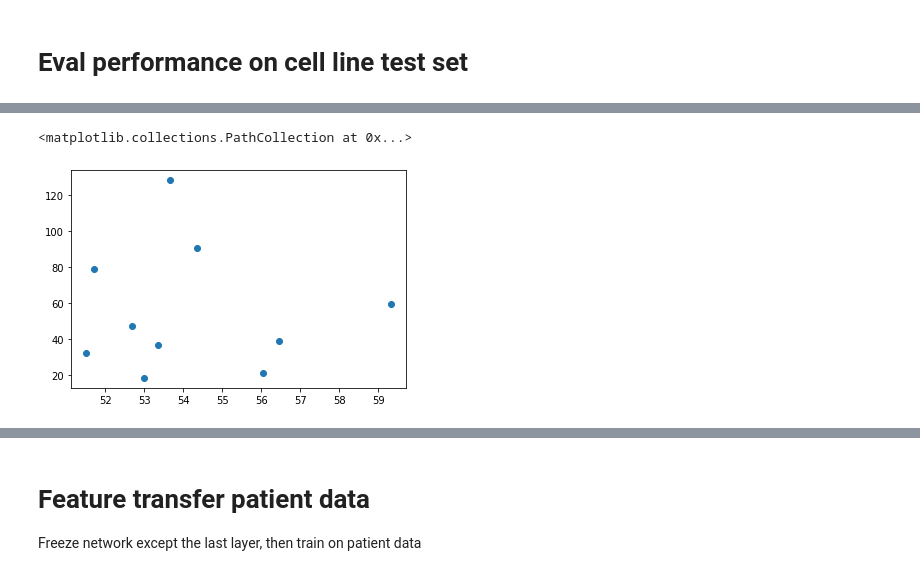
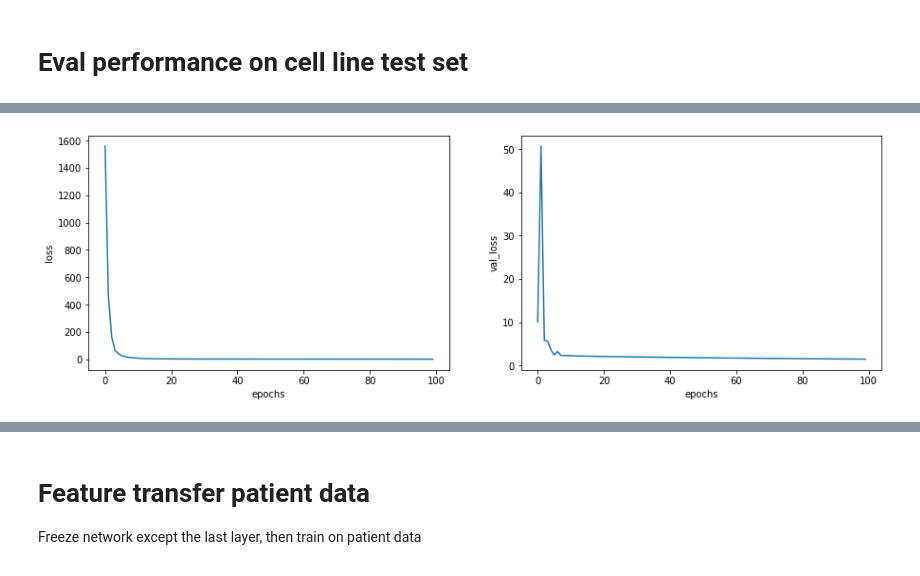
Before and after one commit to nalinimsingh/mm-cell_lines, a Jupyter notebook: feedforwardNN.ipynb, the cells around one changed output, grey strips where cells are left out. Drawn from its saved outputs; the diff is of its cells as text; code cells hidden in the pictures.

```diff
--- a/feedforwardNN.ipynb
+++ b/feedforwardNN.ipynb
@@ -23,0 +26,5 @@ y_cell_test = X_cell_test.mean(axis=1)+np.random.rand(10,)*10
+# %%
+X_lenal_cell_data = lenal_df.drop(columns = ['DepMap_ID','Knockout','Response'])
+X_lenal_cell_data = CCLE_utils.hgnc_to_ensembl(X_lenal_cell_data, map_dict)
+
+y_lenal_cell_data = lenal_df['Response']
@@ -23,0 +36,4 @@ y_cell_test = X_cell_test.mean(axis=1)+np.random.rand(10,)*10
+# %%
+X_lenal_cell_train, X_lenal_cell_test, y_lenal_cell_train, y_lenal_cell_test = train_test_split(X_lenal_cell_data,y_lenal_cell_data,random_state=42, train_size=0.7)
+
+X_bortez_cell_train, X_bortez_cell_test, y_bortez_cell_train, y_bortez_cell_test = train_test_split(X_bortez_cell_data,y_bortez_cell_data,random_state=42, train_size=0.7)
@@ -69,0 +96,3 @@ Epoch 100/100
+# %%
+lenal_model = generate_model(X_lenal_cell_train.shape[1])
+history = lenal_model.fit(X_lenal_cell_train, y_lenal_cell_train, epochs=100, validation_data=(X_lenal_cell_test, y_lenal_cell_test))
@@ -70,17 +180,17 @@ Epoch 100/100
 # %% [markdown]
 # Eval performance on cell line test set
 # %%
-fig = plt.figure(figsize=(15,10))
-ax1 = plt.subplot(2,2,1)
-ax2 = plt.subplot(2,2,2)
-perf_dict = history.history
-loss = perf_dict['loss']
-val_loss = perf_dict['val_loss']
-ax1.plot(loss)
-ax2.plot(val_loss)
-ax1.set_xlabel('epochs')
-ax2.set_xlabel('epochs')
+def plot_loss(perf_dict):
+    fig = plt.figure(figsize=(15,10))
+    ax1 = plt.subplot(2,2,1)
+    ax2 = plt.subplot(2,2,2)
+    loss = perf_dict['loss']
+    val_loss = perf_dict['val_loss']
+    ax1.plot(loss)
+    ax2.plot(val_loss)
+    ax1.set_xlabel('epochs')
+    ax2.set_xlabel('epochs')
 
-ax1.set_ylabel('loss')
-ax2.set_ylabel('val_loss')
-plt.show()
+    ax1.set_ylabel('loss')
+    ax2.set_ylabel('val_loss')
+    plt.show()
@@ -89,5 +197,4 @@ plt.show()
-# %%
-plt.scatter(y_cell_test,model.predict(X_cell_test))
-# %% [output]
-<matplotlib.collections.PathCollection at 0x...>
-[figure, removed]
+# %%
+plot_loss(history.history)
+# %% [output]
+[figure, added]
```
Also changed, not shown: parts of 25 cells of this notebook, 1 other file.
